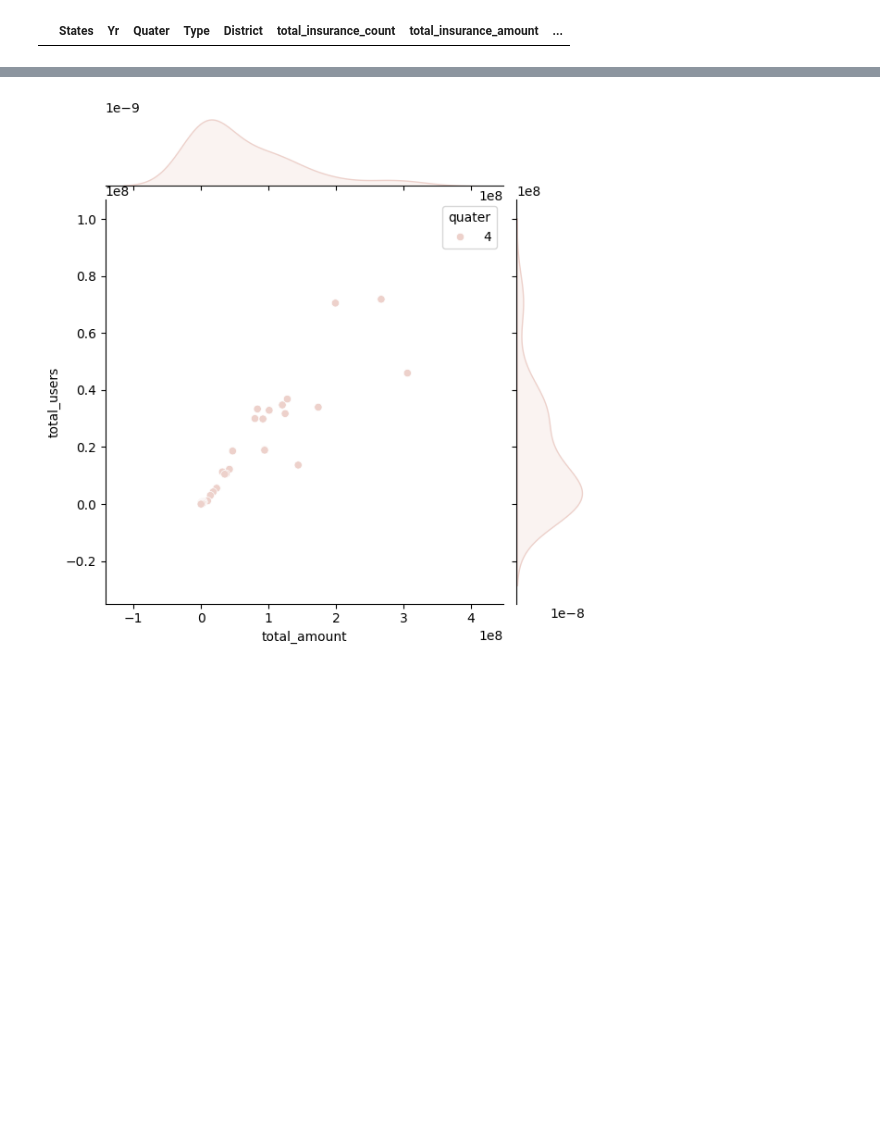
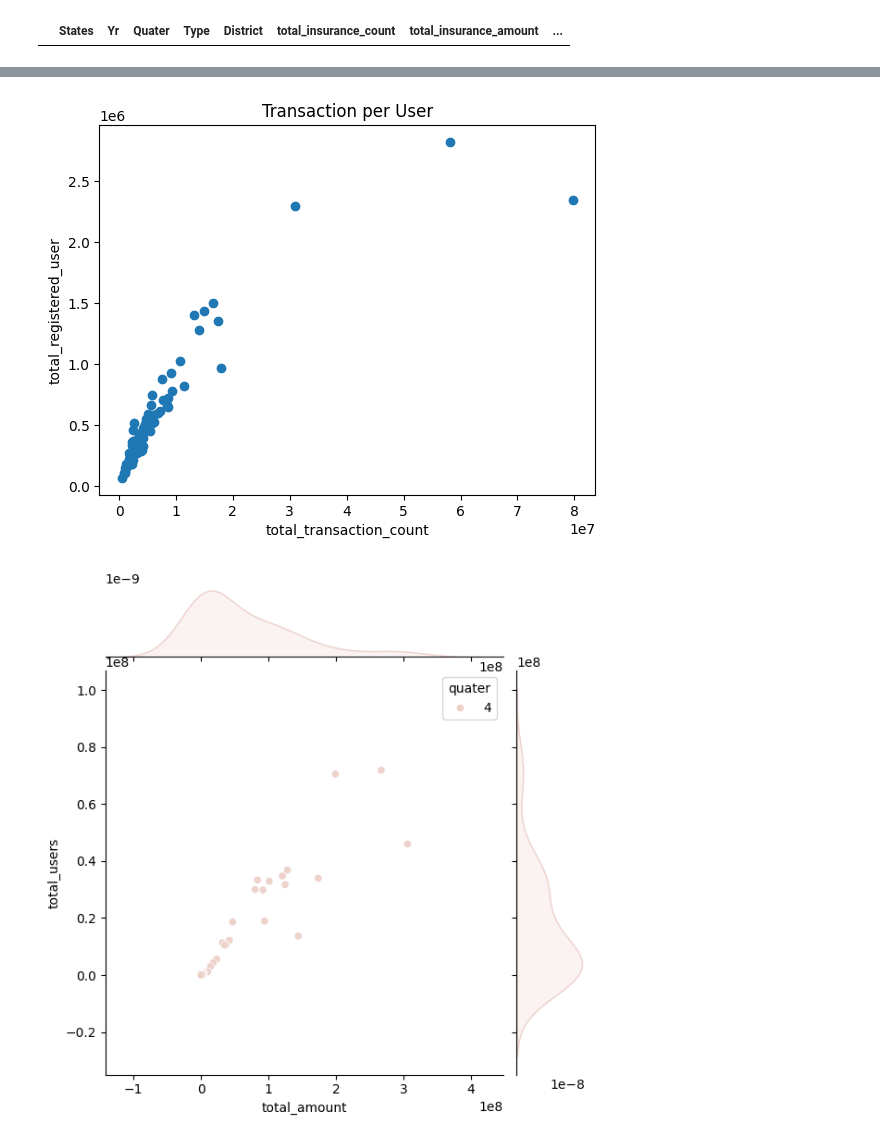
Before and after one commit to geethanjalins/HTMLActorPage, a Jupyter notebook: PhonePayProject.ipynb, the cells around one changed output, grey strips where cells are left out. Drawn from its saved outputs; the diff is of its cells as text; code cells hidden in the pictures; blank space fills up the shorter version.

```diff
--- a/PhonePayProject.ipynb
+++ b/PhonePayProject.ipynb
@@ -1185,3 +1160,12 @@ plt.show()
+# %%
+map22UP_df= pd.read_csv('/content/Yr_phone_pay_data/data-map-2022_UP.csv')
+plt.scatter(map22UP_df.total_transaction_count, map22UP_df.total_registered_users)
+plt.title('Transaction per User')
+plt.xlabel('total_transaction_count')
+plt.ylabel('total_registered_user')
+plt.show()
+# %% [output]
+[figure, added]
 # %%
 import pandas as pd
 import numpy as np
```
Also changed, not shown: parts of 6 cells of this notebook.
